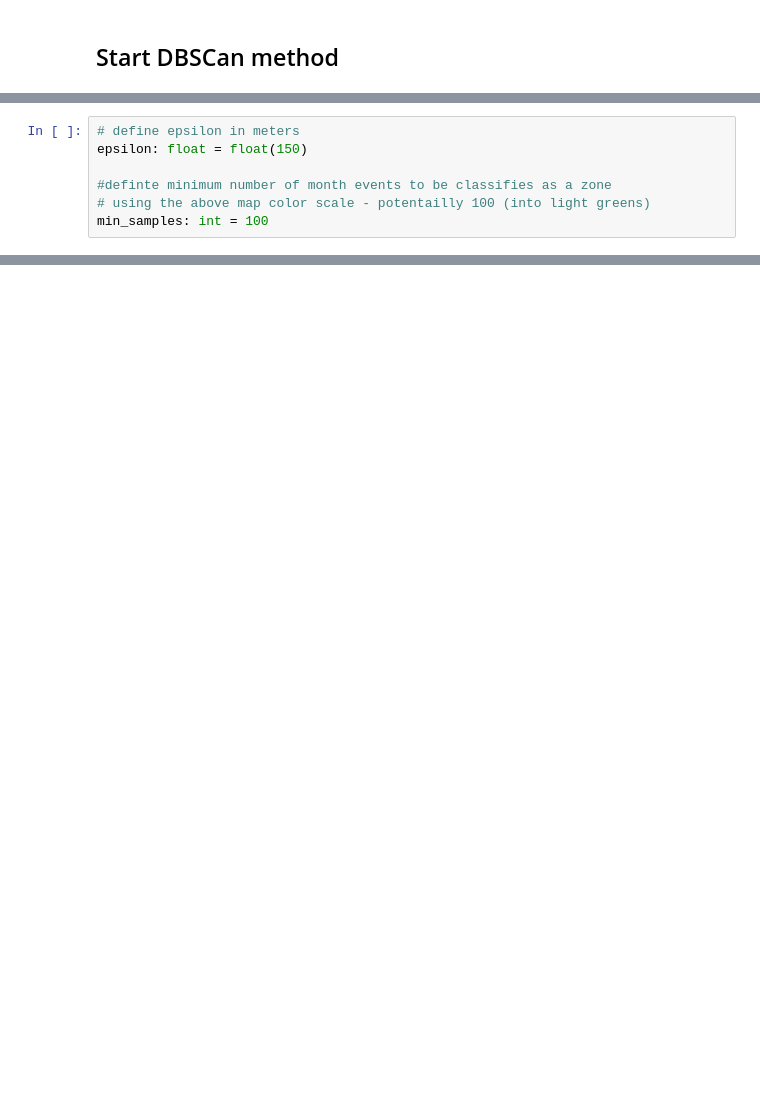
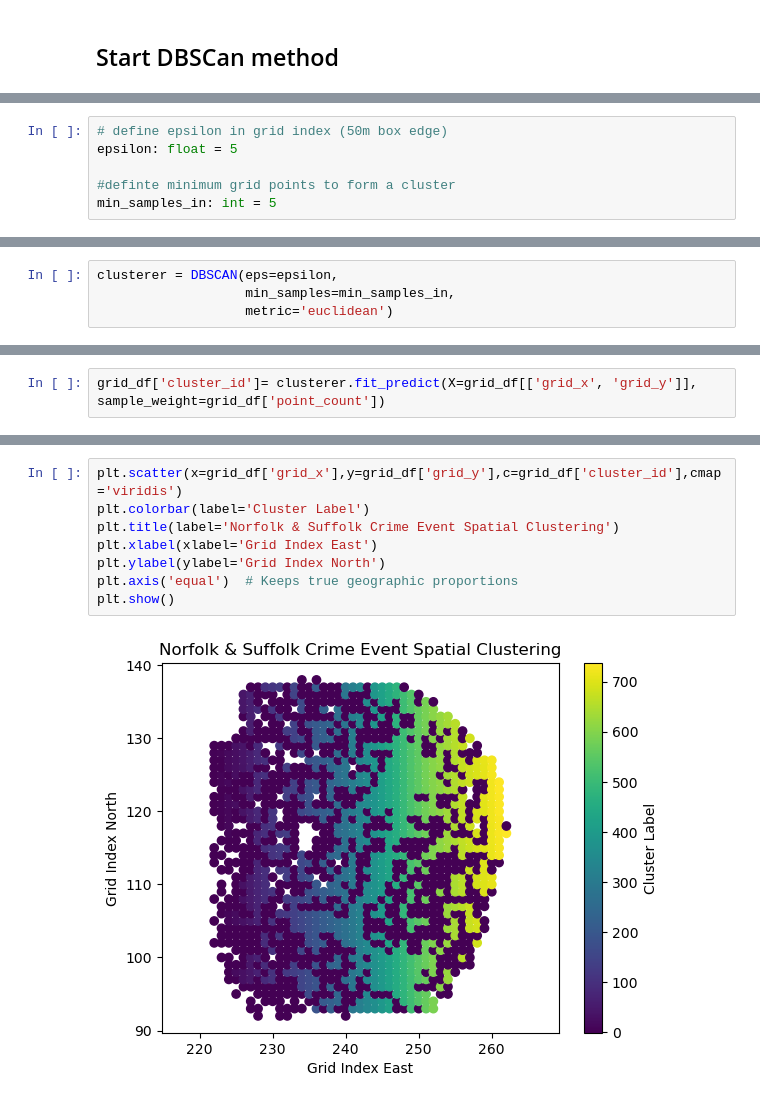
Before and after one commit to ClimatologyProjectProfile/crimetology, a Jupyter notebook: 1_spatial_clusters/spatial_clustering.ipynb, the cells around one changed output, grey strips where cells are left out. Drawn from its saved outputs; the diff is of its cells as text; blank space fills up the shorter version.

```diff
--- a/1_spatial_clusters/spatial_clustering.ipynb
+++ b/1_spatial_clusters/spatial_clustering.ipynb
@@ -216,7 +218,6 @@ plt.show()
 # %%
-# define epsilon in meters
-epsilon: float = float(150)
+# define epsilon in grid index (50m box edge)
+epsilon: float = 5
 
-#definte minimum number of month events to be classifies as a zone
-# using the above map color scale - potentailly 100 (into light greens)
-min_samples: int = 100
+#definte minimum grid points to form a cluster
+min_samples_in: int = 5
@@ -222,0 +226,4 @@ min_samples: int = 100
+# %%
+clusterer = DBSCAN(eps=epsilon,
+                   min_samples=min_samples_in,
+                   metric='euclidean')
@@ -222,0 +232,2 @@ min_samples: int = 100
+# %%
+grid_df['cluster_id']= clusterer.fit_predict(X=grid_df[['grid_x', 'grid_y']], sample_weight=grid_df['point_count'])
@@ -222,0 +250,10 @@ min_samples: int = 100
+# %%
+plt.scatter(x=grid_df['grid_x'],y=grid_df['grid_y'],c=grid_df['cluster_id'],cmap='viridis')
+plt.colorbar(label='Cluster Label')
+plt.title(label='Norfolk & Suffolk Crime Event Spatial Clustering')
+plt.xlabel(xlabel='Grid Index East')
+plt.ylabel(ylabel='Grid Index North')
+plt.axis('equal')  # Keeps true geographic proportions
+plt.show()
+# %% [output]
+[figure, added]
```
Also changed, not shown: parts of 9 cells of this notebook.
